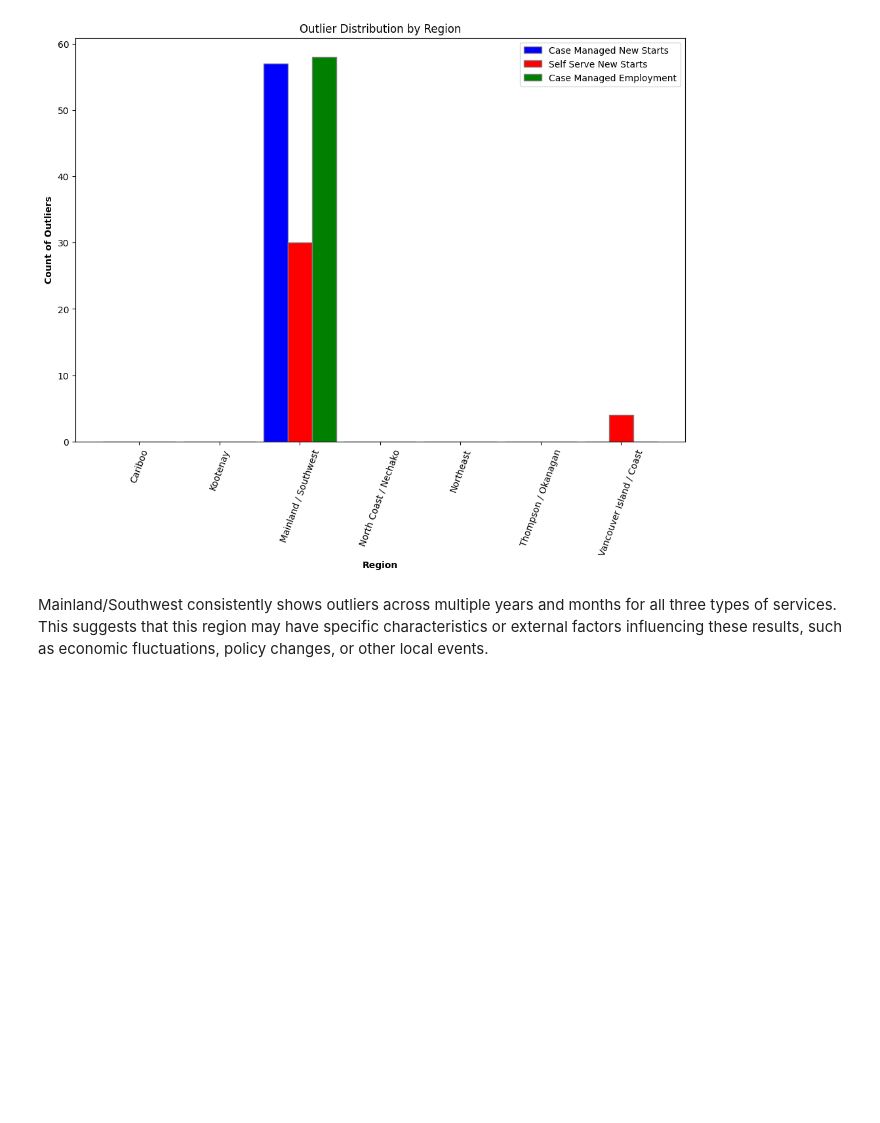
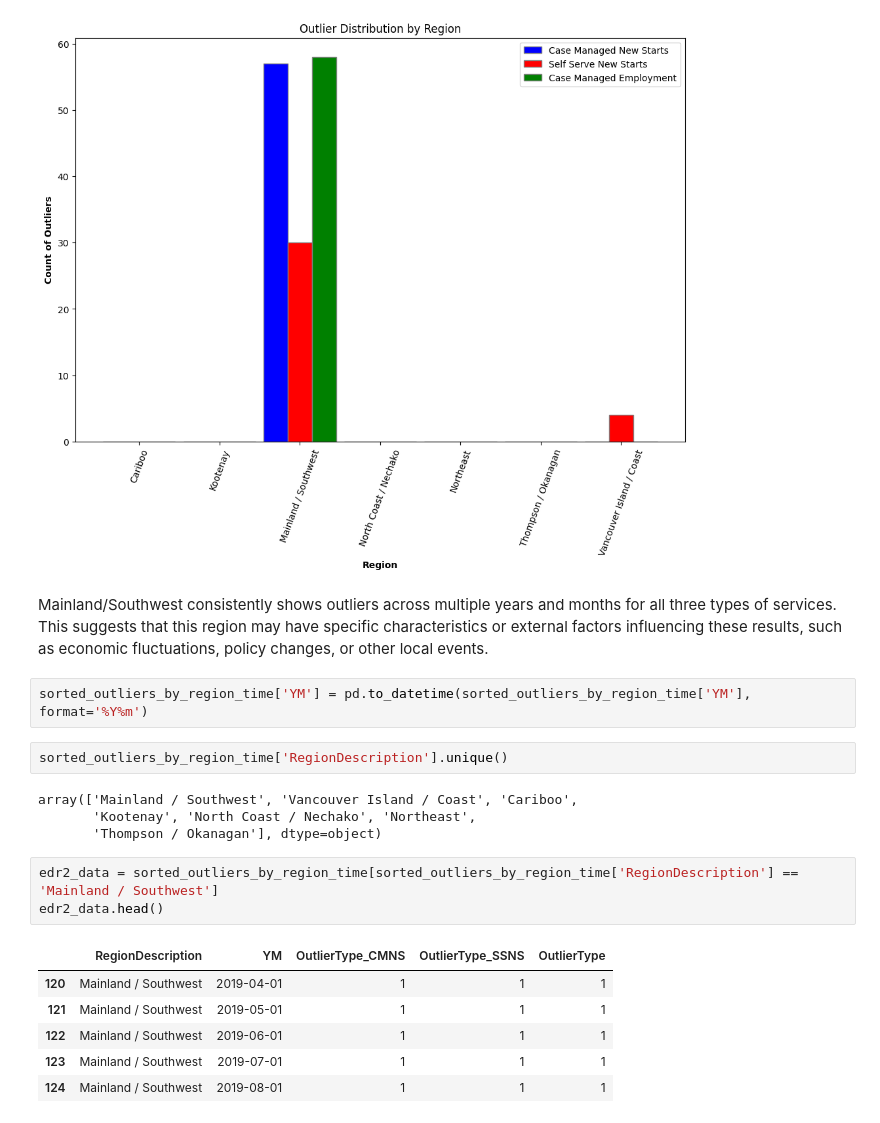
Before and after one commit to fahimalamabir/datatuneanalytics, a Jupyter notebook: WorkBC_Employment_Services_by_Region.ipynb, the cells around one changed output. Cells and saved outputs as stored; diff of their text form; blank space fills up the shorter version.

```diff
--- a/WorkBC_Employment_Services_by_Region.ipynb
+++ b/WorkBC_Employment_Services_by_Region.ipynb
@@ -333,3 +333,21 @@ plt.show()
 [figure]
 # %% [markdown]
 Mainland/Southwest consistently shows outliers across multiple years and months for all three types of services. This suggests that this region may have specific characteristics or external factors influencing these results, such as economic fluctuations, policy changes, or other local events.
+# %%
+sorted_outliers_by_region_time['YM'] = pd.to_datetime(sorted_outliers_by_region_time['YM'], format='%Y%m')
+# %%
+sorted_outliers_by_region_time['RegionDescription'].unique()
+# %% [output]
+array(['Mainland / Southwest', 'Vancouver Island / Coast', 'Cariboo',
+       'Kootenay', 'North Coast / Nechako', 'Northeast',
+       'Thompson / Okanagan'], dtype=object)
+# %%
+edr2_data = sorted_outliers_by_region_time[sorted_outliers_by_region_time['RegionDescription'] == 'Mainland / Southwest']
+edr2_data.head()
+# %% [output]
+|  | RegionDescription | YM | OutlierType_CMNS | OutlierType_SSNS | OutlierType |
+| 120 | Mainland / Southwest | 2019-04-01 | 1 | 1 | 1 |
+| 121 | Mainland / Southwest | 2019-05-01 | 1 | 1 | 1 |
+| 122 | Mainland / Southwest | 2019-06-01 | 1 | 1 | 1 |
+| 123 | Mainland / Southwest | 2019-07-01 | 1 | 1 | 1 |
+| 124 | Mainland / Southwest | 2019-08-01 | 1 | 1 | 1 |
```
Also changed, not shown: parts of 1 cell of this notebook.
